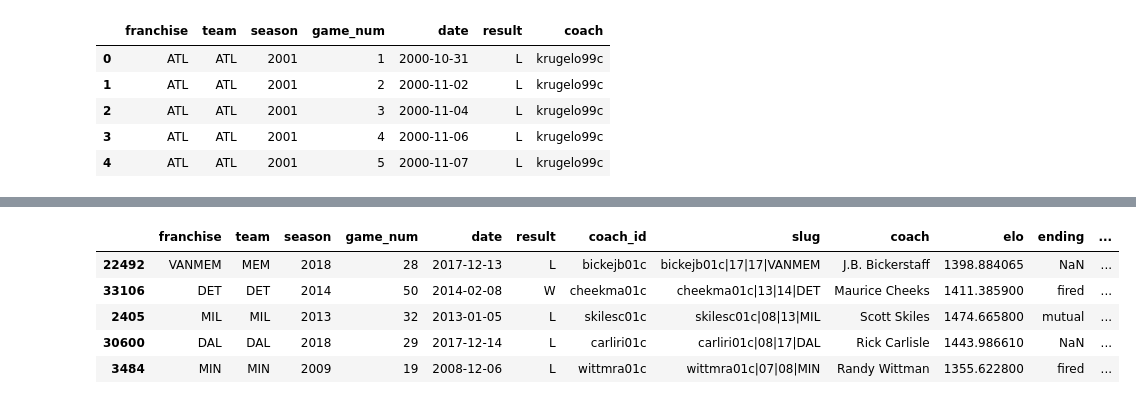
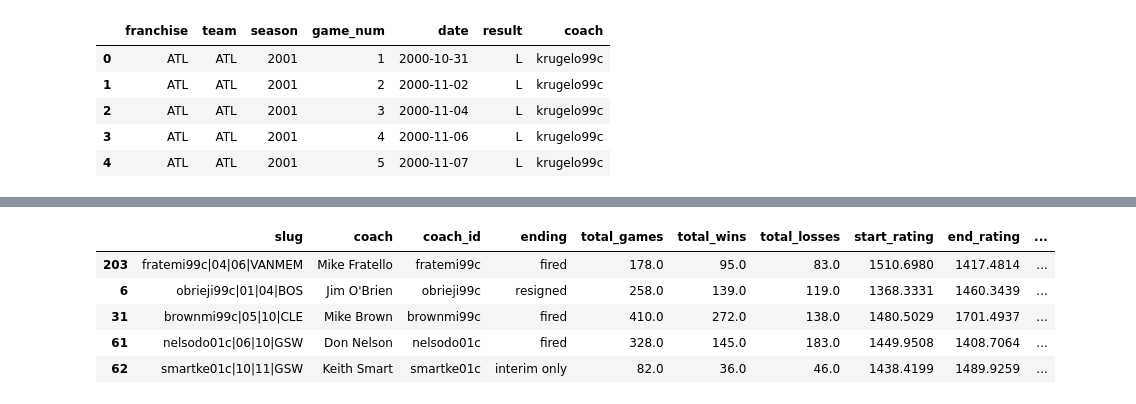
Before and after one commit to ryanvmenezes/coaching-survival, a Jupyter notebook: nba/scratch.ipynb, the cells around one changed output, grey strips where cells are left out. Cells and saved outputs as stored; diff of their text form; code cells hidden in the pictures.

```diff
--- a/nba/scratch.ipynb
+++ b/nba/scratch.ipynb
@@ -79,9 +147,27 @@ alldata['death'] = alldata.apply(classifydeath, axis=1)
+# %%
+middle = grps.elo.median().sort_values().rename('middle').reset_index()
+top = grps.elo.max().sort_values().rename('top').reset_index()
+bottom = grps.elo.min().sort_values().rename('bottom').reset_index()
+# %%
+lastimprovement = grps.apply(get_last_improvement).sort_values().rename('last_improvement').reset_index()
+# %%
+effects = startrating\
+.merge(endrating)\
+.merge(improvement)\
+.merge(top)\
+.merge(bottom)\
+.merge(middle)\
+.merge(lastimprovement)
+# %%
+bytenure = tenures[['slug','coach','coach_id','ending']]\
+.merge(winloss)\
+.merge(effects)
 # %%
-alldata[alldata.last_game].sample(5)
+bytenure.sample(5)
 # %% [output]
-|  | franchise | team | season | game_num | date | result | coach_id | slug | coach | elo | ending | ... |
-| 22492 | VANMEM | MEM | 2018 | 28 | 2017-12-13 | L | bickejb01c | bickejb01c|17|17|VANMEM | J.B. Bickerstaff | 1398.884065 | NaN | ... |
-| 33106 | DET | DET | 2014 | 50 | 2014-02-08 | W | cheekma01c | cheekma01c|13|14|DET | Maurice Cheeks | 1411.385900 | fired | ... |
-| 2405 | MIL | MIL | 2013 | 32 | 2013-01-05 | L | skilesc01c | skilesc01c|08|13|MIL | Scott Skiles | 1474.665800 | mutual | ... |
-| 30600 | DAL | DAL | 2018 | 29 | 2017-12-14 | L | carliri01c | carliri01c|08|17|DAL | Rick Carlisle | 1443.986610 | NaN | ... |
-| 3484 | MIN | MIN | 2009 | 19 | 2008-12-06 | L | wittmra01c | wittmra01c|07|08|MIN | Randy Wittman | 1355.622800 | fired | ... |
+|  | slug | coach | coach_id | ending | total_games | total_wins | total_losses | start_rating | end_rating | ... |
+| 203 | fratemi99c|04|06|VANMEM | Mike Fratello | fratemi99c | fired | 178.0 | 95.0 | 83.0 | 1510.6980 | 1417.4814 | ... |
+| 6 | obrieji99c|01|04|BOS | Jim O'Brien | obrieji99c | resigned | 258.0 | 139.0 | 119.0 | 1368.3331 | 1460.3439 | ... |
+| 31 | brownmi99c|05|10|CLE | Mike Brown | brownmi99c | fired | 410.0 | 272.0 | 138.0 | 1480.5029 | 1701.4937 | ... |
+| 61 | nelsodo01c|06|10|GSW | Don Nelson | nelsodo01c | fired | 328.0 | 145.0 | 183.0 | 1449.9508 | 1408.7064 | ... |
+| 62 | smartke01c|10|11|GSW | Keith Smart | smartke01c | interim only | 82.0 | 36.0 | 46.0 | 1438.4199 | 1489.9259 | ... |
```
Also changed, not shown: parts of 27 cells of this notebook, 7 other files.
